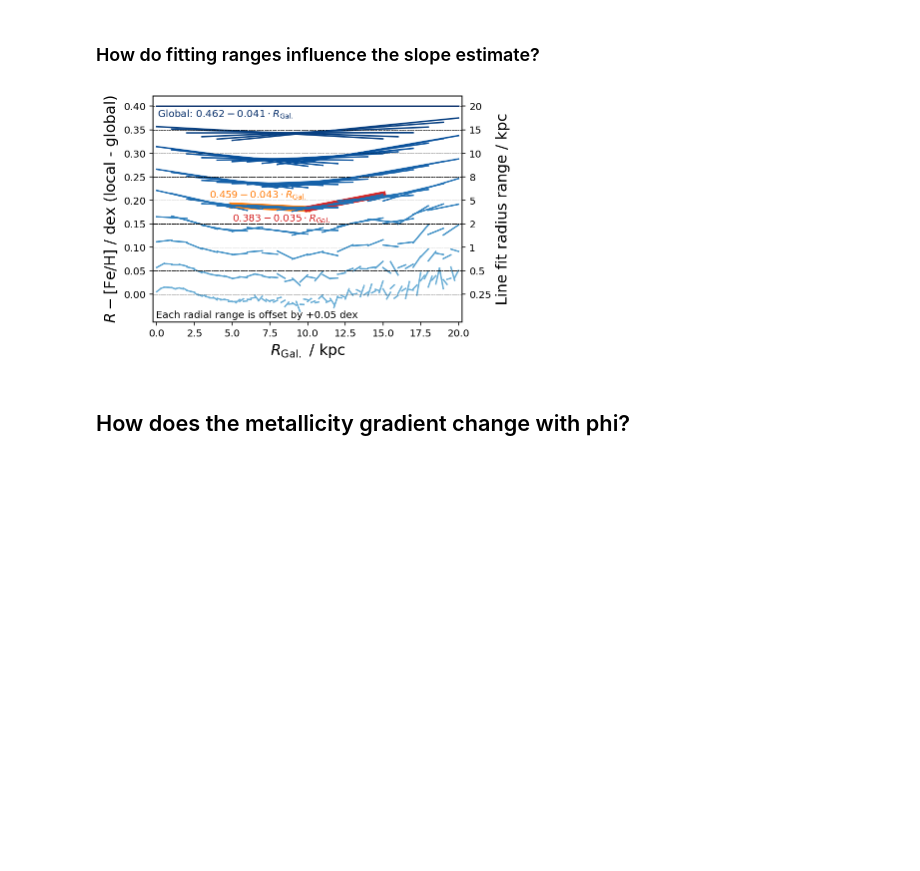
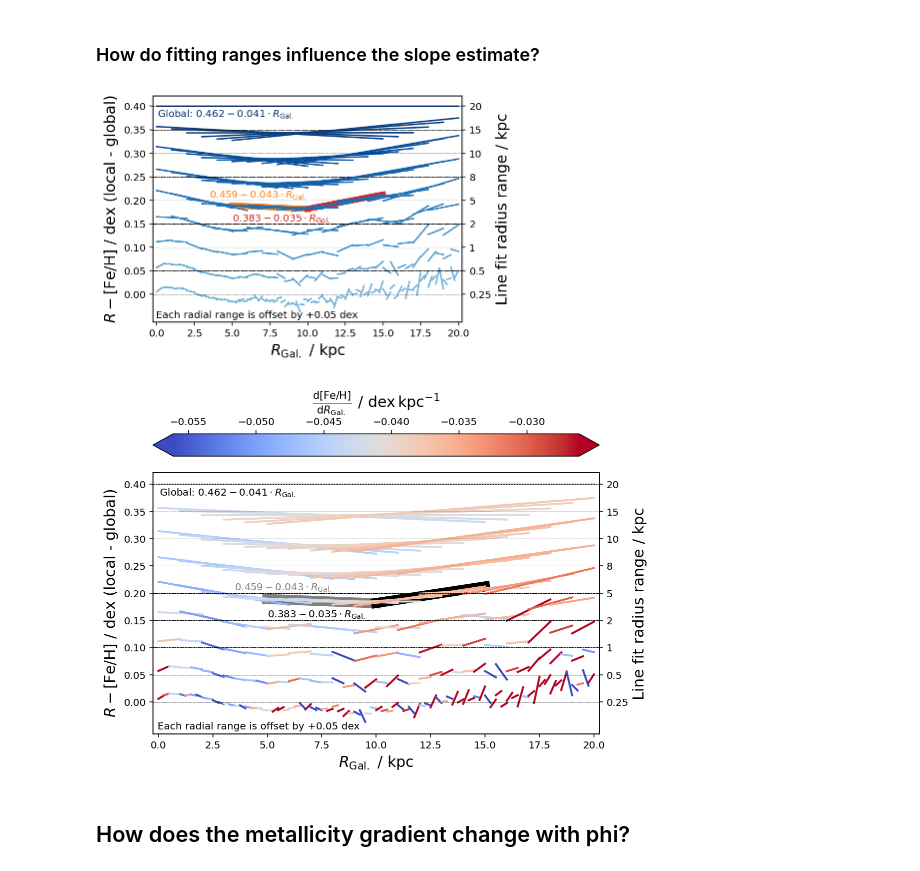
Before and after one commit to svenbuder/nihao_radial_metallicity_gradients, a Jupyter notebook: nihao_radial_metallicity_gradients.ipynb, the cells around one changed output. Cells and saved outputs as stored; diff of their text form; code cells hidden in the pictures; blank space fills up the shorter version.

Commit message:
better visualisation of gradient changes

```diff
--- a/nihao_radial_metallicity_gradients.ipynb
+++ b/nihao_radial_metallicity_gradients.ipynb
@@ -532,6 +532,93 @@ plt.show()
 plt.close()
 # %% [output]
 [figure]
+# %%
+f, ax = plt.subplots(figsize=(8,6))
+
+radial_ranges = [0.25, 0.5, 1, 2, 5, 8, 10, 15, 20]
+radial_range_ticks = np.arange(len(radial_ranges)) * 0.05
+
+norm = Normalize(vmin=model_global.coef_[0] - 0.015, vmax=model_global.coef_[0] + 0.015)
+cmap = plt.get_cmap('coolwarm')
+
+for radial_index, radial_range in enumerate(radial_ranges):
+
+    increment = 1
+    if radial_range < 1:
+        increment = radial_range
+    radial_mins = np.arange(0,nihao_R_max - radial_range+increment, increment)
+    radial_maxs = np.arange(radial_range,nihao_R_max+increment, increment)
+
+
+    for radial_range_index, (radial_min, radial_max) in enumerate(zip(radial_mins, radial_maxs)):
+
+
+        in_radial_range = (
+            (sim_stars['R'] >= radial_min) &
+            (sim_stars['R'] <= radial_max) &
+            (sim_stars['age'] <= nihao_age_max)
+        )
+
+        R    = sim_stars['R'][in_radial_range].reshape(-1, 1)  # Reshape for sklearn
+        Fe_H = sim_stars['Fe_H'][in_radial_range]
+
+        radial_model = LinearRegression()
+        radial_model.fit(R, Fe_H)
+
+        R_plot = np.linspace(radial_min, radial_max)
+        Fe_H_plot = radial_model.predict(R_plot.reshape(-1,1)) - model_global.predict(R_plot.reshape(-1,1))
+
+        if (radial_range == 5) & (radial_min == 5):
+            ax.plot(
+                R_plot,
+                Fe_H_plot + radial_range_ticks[radial_index],
+                color='grey', lw=10,
+                zorder = 1
+            )
+            ax.text(3.5, radial_range_ticks[radial_index]+0.005,r'$'+"{:.3f}".format(radial_model.intercept_)+"{:.3f}".format(radial_model.coef_[0])+r'\cdot R_\mathrm{Gal.}$', color = 'grey')
+
+        if (radial_range == 5) & (radial_min == 10):
+            ax.plot(
+                R_plot,
+                Fe_H_plot + radial_range_ticks[radial_index],
+                color='k', lw=10,
+                zorder = 1
+            )
+            ax.text(5, radial_range_ticks[radial_index]-0.045,r'$'+"{:.3f}".format(radial_model.intercept_)+"{:.3f}".format(radial_model.coef_[0])+r'\cdot R_\mathrm{Gal.}$', color = 'k')
+
+        ax.plot(
+            R_plot,
+            Fe_H_plot + radial_range_ticks[radial_index],
+            color=cmap(norm(radial_model.coef_[0])),
+            zorder = 2, lw=2
+        )
+
+        if radial_range == 20:
+            ax.text(0.05, radial_range_ticks[radial_index]-0.005,r'Global: $'+"{:.3f}".format(model_global.intercept_)+"{:.3f}".format(model_global.coef_[0])+r'\cdot R_\mathrm{Gal.}$', va='top')
+
+        ax.axhline(radial_range_ticks[radial_index], lw=0.5, c='k', ls='dashed')
+
+ax.set_yticks(radial_range_ticks)
+ax.set_ylabel('$R-\mathrm{[Fe/H]}$ / dex (local - global)')
+ax.text(0.01,0.01,'Each radial range is offset by +0.05 dex',transform=ax.transAxes,ha='left',va='bottom',fontsize=10)
+ax.set_xlabel(r'$R_\mathrm{Gal.}~/~\mathrm{kpc}$')
+
+ax2 = ax.twinx()
+ax2.set_yticks(radial_range_ticks)
+ax2.set_yticklabels(radial_ranges)
+ax2.set_ylim(ax.get_ylim())
+ax2.set_ylabel('Line fit radius range / kpc')
+
+sm = plt.cm.ScalarMappable(cmap=cmap, norm=norm)
+cbar = plt.colorbar(sm, ax=ax, orientation='horizontal', location='top', extend='both')
+cbar.set_label(label=r'$\frac{\mathrm{d[Fe/H]}}{\mathrm{d}R_\mathrm{Gal.}}~/~\mathrm{dex\,kpc^{-1}}$',labelpad=10)
+ax.set_xlim(-0.25,20.25)
+
+plt.savefig('figures/radial_range_impact.png',dpi=300,bbox_inches='tight')
+plt.show()
+plt.close()
+# %% [output]
+[figure, added]
 # %% [markdown]
 ## How does the metallicity gradient change with phi?
 # %%
```
Also changed, not shown: parts of 2 cells of this notebook, 1 other file.
